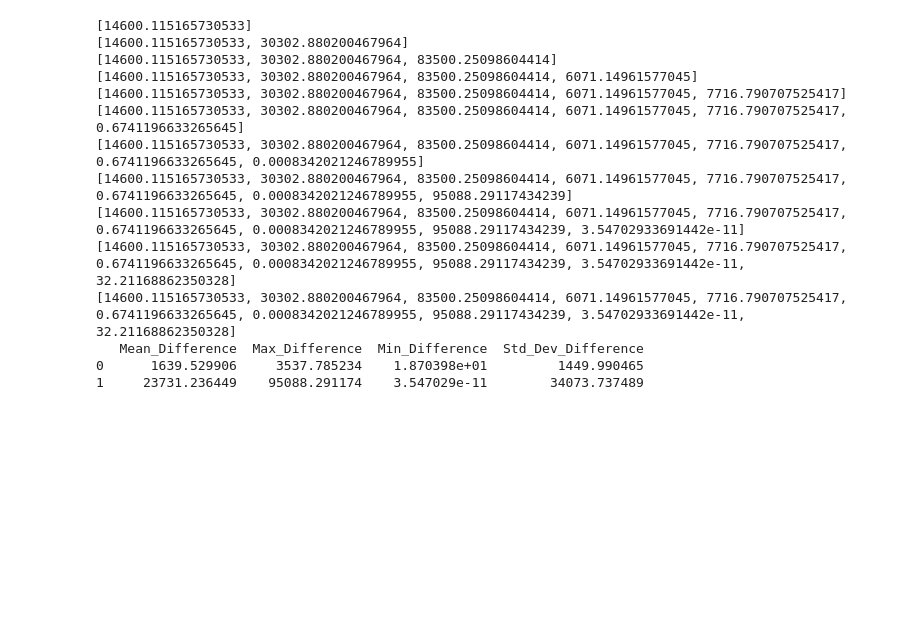
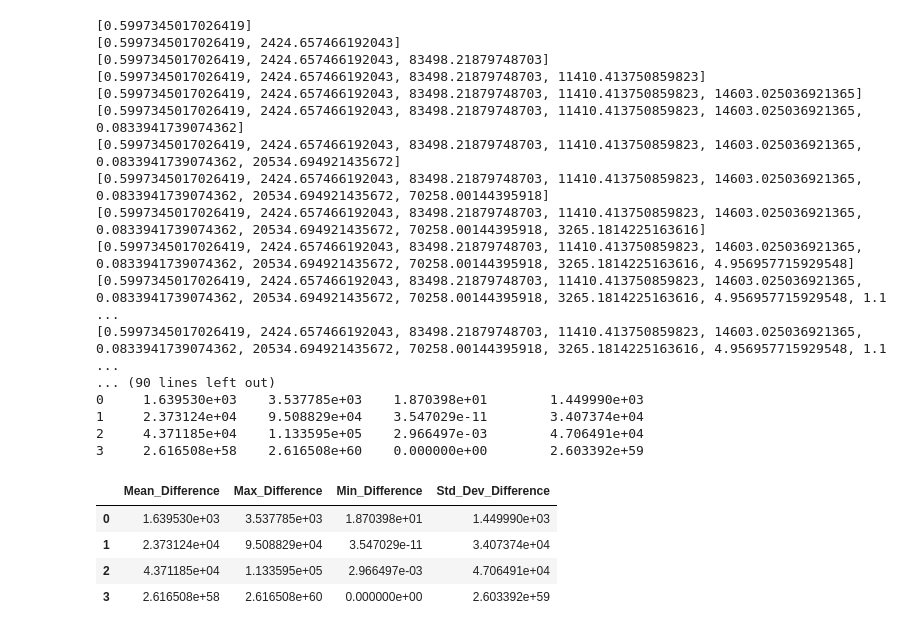
Before and after one commit to amineroudani/Thesis, a Jupyter notebook: 2MinimaSSE.ipynb, the cells around one changed output. Saved outputs shown, nothing was run; the diff lists cells and outputs as text; code cells hidden in the pictures; blank space fills up the shorter version.

```diff
--- a/2MinimaSSE.ipynb
+++ b/2MinimaSSE.ipynb
@@ -6,7 +4,10 @@ from ThesisFunctions import *
 # Initialize a list to store differences.
 trials_differences = []  # Store the differences for each trial for the current num_datapoints.
 
-while len(trials_differences) < 10:  # Perform 100 trials.
+saves = []
+
+while len(trials_differences) < 100:  # Perform n trials
+
     # Generate data with the specified number of datapoints and noise level.
     data = data_gen(6, 10, 1, 1)
     x_i = np.array(data['Data'].values)
@@ -32,6 +33,13 @@ while len(trials_differences) < 10:  # Perform 100 trials.
         differences = abs(sse(params[1], data) - sse(params[2], data))
         trials_differences.append(float(differences))
         print(trials_differences)
+        # if differences < 0.1:
+        #     saves.append(data)
+        #     saves.append(differences)
+        # elif differences > 80000:
+        #     saves.append(data)
+        #     saves.append(differences)
+
 
 
 # If there were any trials with exactly 2 minima, calculate statistics.
@@ -56,17 +64,28 @@ differences_df = pd.DataFrame(difference_list)
 # Print the DataFrame to see the results.
 print(differences_df)
 # %% [output]
-[14600.115165730533]
-[14600.115165730533, 30302.880200467964]
-[14600.115165730533, 30302.880200467964, 83500.25098604414]
-[14600.115165730533, 30302.880200467964, 83500.25098604414, 6071.14961577045]
-[14600.115165730533, 30302.880200467964, 83500.25098604414, 6071.14961577045, 7716.790707525417]
-[14600.115165730533, 30302.880200467964, 83500.25098604414, 6071.14961577045, 7716.790707525417, 0.6741196633265645]
-[14600.115165730533, 30302.880200467964, 83500.25098604414, 6071.14961577045, 7716.790707525417, 0.6741196633265645, 0.0008342021246789955]
-[14600.115165730533, 30302.880200467964, 83500.25098604414, 6071.14961577045, 7716.790707525417, 0.6741196633265645, 0.0008342021246789955, 95088.29117434239]
-[14600.115165730533, 30302.880200467964, 83500.25098604414, 6071.14961577045, 7716.790707525417, 0.6741196633265645, 0.0008342021246789955, 95088.29117434239, 3.54702933691442e-11]
-[14600.115165730533, 30302.880200467964, 83500.25098604414, 6071.14961577045, 7716.790707525417, 0.6741196633265645, 0.0008342021246789955, 95088.29117434239, 3.54702933691442e-11, 32.21168862350328]
-[14600.115165730533, 30302.880200467964, 83500.25098604414, 6071.14961577045, 7716.790707525417, 0.6741196633265645, 0.0008342021246789955, 95088.29117434239, 3.54702933691442e-11, 32.21168862350328]
-   Mean_Difference  Max_Difference  Min_Difference  Std_Dev_Difference
-0      1639.529906     3537.785234    1.870398e+01         1449.990465
-1     23731.236449    95088.291174    3.547029e-11        34073.737489
+[0.5997345017026419]
+[0.5997345017026419, 2424.657466192043]
+[0.5997345017026419, 2424.657466192043, 83498.21879748703]
+[0.5997345017026419, 2424.657466192043, 83498.21879748703, 11410.413750859823]
+[0.5997345017026419, 2424.657466192043, 83498.21879748703, 11410.413750859823, 14603.025036921365]
+[0.5997345017026419, 2424.657466192043, 83498.21879748703, 11410.413750859823, 14603.025036921365, 0.0833941739074362]
+[0.5997345017026419, 2424.657466192043, 83498.21879748703, 11410.413750859823, 14603.025036921365, 0.0833941739074362, 20534.694921435672]
+[0.5997345017026419, 2424.657466192043, 83498.21879748703, 11410.413750859823, 14603.025036921365, 0.0833941739074362, 20534.694921435672, 70258.00144395918]
+[0.5997345017026419, 2424.657466192043, 83498.21879748703, 11410.413750859823, 14603.025036921365, 0.0833941739074362, 20534.694921435672, 70258.00144395918, 3265.1814225163616]
+[0.5997345017026419, 2424.657466192043, 83498.21879748703, 11410.413750859823, 14603.025036921365, 0.0833941739074362, 20534.694921435672, 70258.00144395918, 3265.1814225163616, 4.956957715929548]
+[0.5997345017026419, 2424.657466192043, 83498.21879748703, 11410.413750859823, 14603.025036921365, 0.0833941739074362, 20534.694921435672, 70258.00144395918, 3265.1814225163616, 4.956957715929548, 1.1 ...
+[0.5997345017026419, 2424.657466192043, 83498.21879748703, 11410.413750859823, 14603.025036921365, 0.0833941739074362, 20534.694921435672, 70258.00144395918, 3265.1814225163616, 4.956957715929548, 1.1 ...
+... (90 lines left out)
+0     1.639530e+03    3.537785e+03    1.870398e+01        1.449990e+03
+1     2.373124e+04    9.508829e+04    3.547029e-11        3.407374e+04
+2     4.371185e+04    1.133595e+05    2.966497e-03        4.706491e+04
+3     2.616508e+58    2.616508e+60    0.000000e+00        2.603392e+59
+# %%
+differences_df
+# %% [output]
+|  | Mean_Difference | Max_Difference | Min_Difference | Std_Dev_Difference |
+| 0 | 1.639530e+03 | 3.537785e+03 | 1.870398e+01 | 1.449990e+03 |
+| 1 | 2.373124e+04 | 9.508829e+04 | 3.547029e-11 | 3.407374e+04 |
+| 2 | 4.371185e+04 | 1.133595e+05 | 2.966497e-03 | 4.706491e+04 |
+| 3 | 2.616508e+58 | 2.616508e+60 | 0.000000e+00 | 2.603392e+59 |
```
Also changed, not shown: parts of 1 cell of this notebook, 3 other files.
